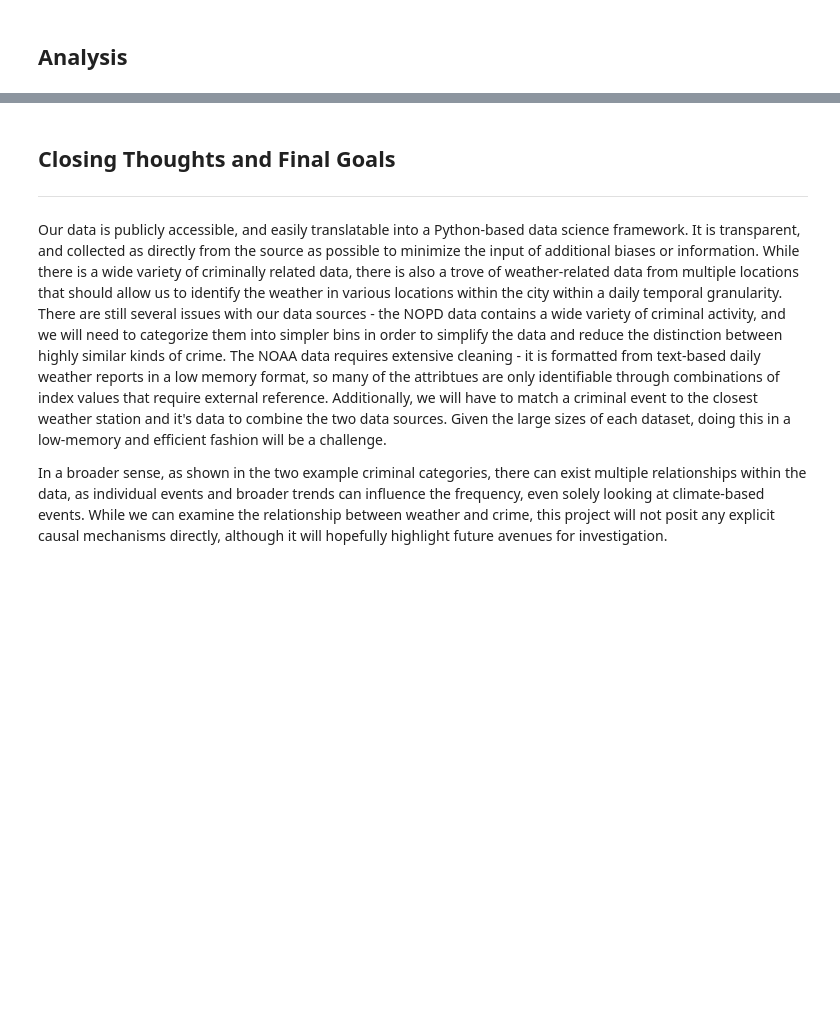
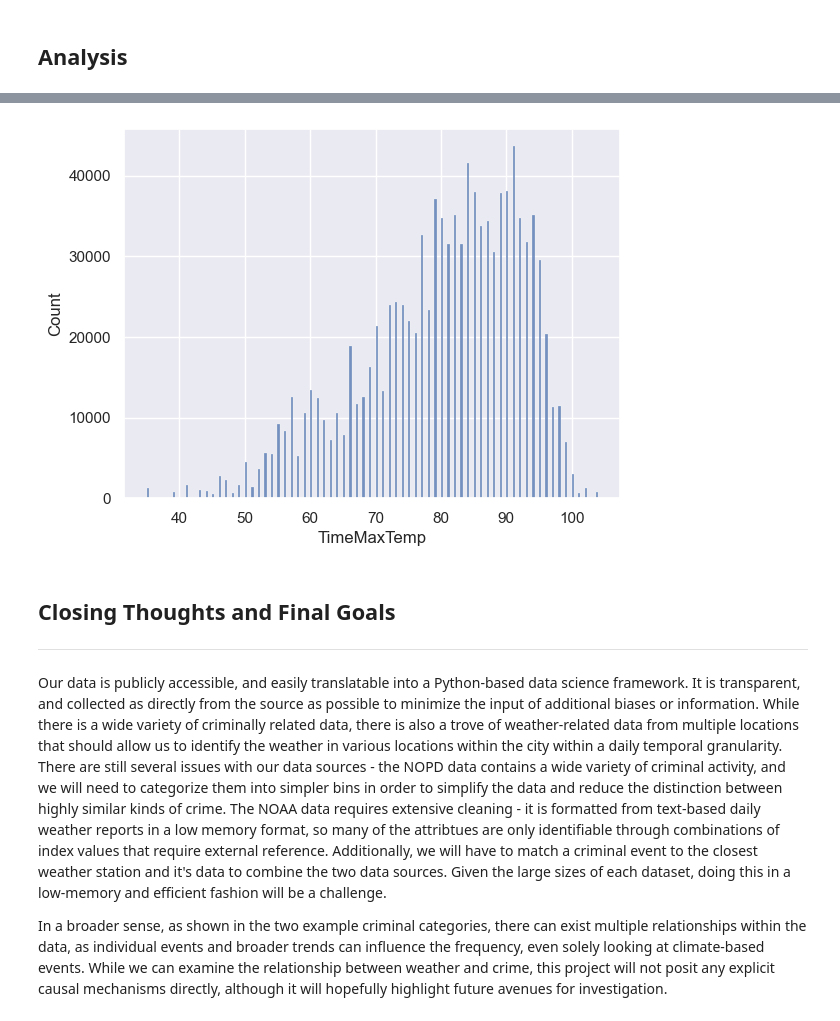
Before and after one commit to outlawhayden/weather-crime, a Jupyter notebook: notebooks/Milestone2.ipynb, the cells around one changed output, grey strips where cells are left out. Cells and saved outputs as stored; diff of their text form; code cells hidden in the pictures; blank space fills up the shorter version.

```diff
--- a/notebooks/Milestone2.ipynb
+++ b/notebooks/Milestone2.ipynb
@@ -763,0 +809,5 @@ plt.show()
+# %%
+temp_df = calls_for_service[["NOPD_Item", "SimpleType", "Longitude", "Latitude", "DateCreate", "SimpleType"]].copy().dropna(how = 'any')
+
+
+temp_df.head()
@@ -763,0 +821,4 @@ plt.show()
+# %%
+temp_subselect = weather.loc[weather.index.get_level_values(1) == "USW00012930"][["TimeAvgTemp", "TimeMaxTemp", "TimeMinTemp"]]
+
+temp_df = pd.merge(temp_df, temp_subselect, left_on = "DateCreate", right_on = "Date", how = "outer").progress_apply(lambda x: x)
@@ -763,0 +834,4 @@ plt.show()
+# %%
+temp_hist = sns.histplot(data = temp_df, x = "TimeMaxTemp")
+# %% [output]
+[figure, added]
```
Also changed, not shown: parts of 21 cells of this notebook, 1 other file.
